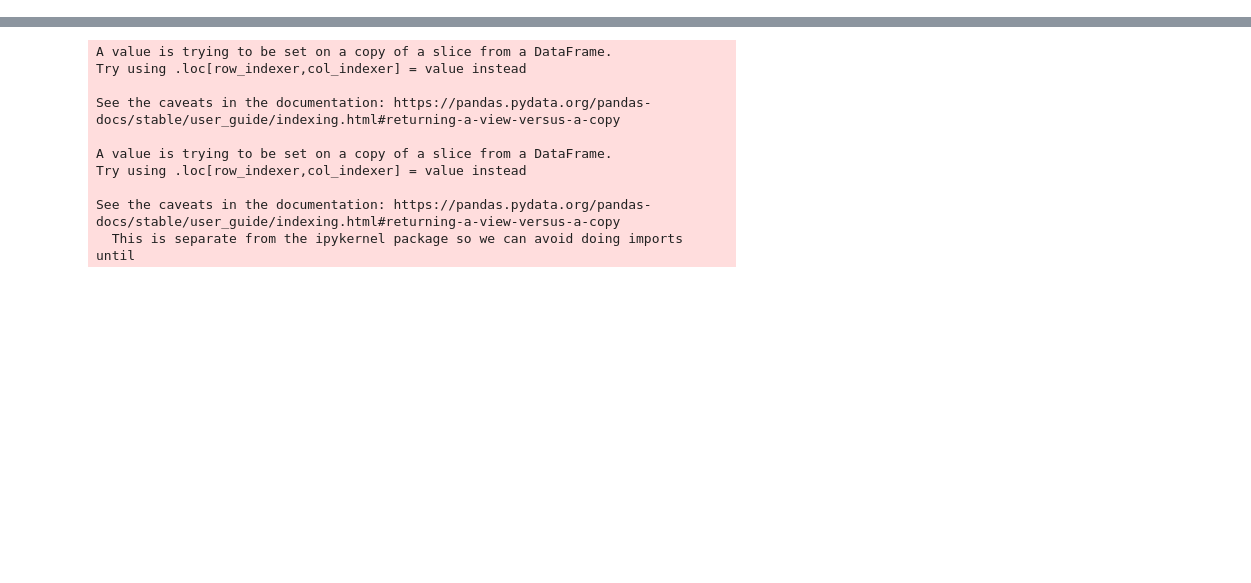
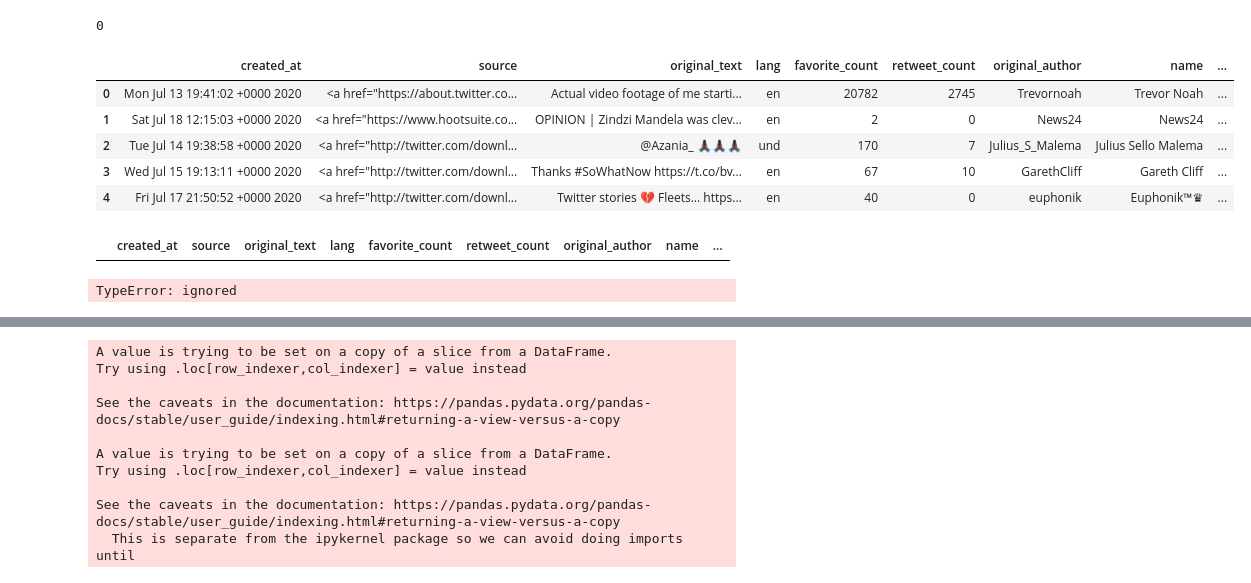
Before and after one commit to dmarinere/NikeCampaign, a Jupyter notebook: Nike_Campaign_Contd.ipynb, the cells around one changed output, grey strips where cells are left out. Saved outputs shown, nothing was run; the diff lists cells and outputs as text; code cells hidden in the pictures; blank space fills up the shorter version.

```diff
--- a/Nike_Campaign_Contd.ipynb
+++ b/Nike_Campaign_Contd.ipynb
@@ -24,8 +24,11 @@ import numpy as np
 import seaborn as sns
 sns.set()
 # %%
-df_infl = pd.read_csv("/content/drive/My Drive/Colab Notebooks/all_influencers_tweets.csv")
-df_gov = pd.read_csv("/content/drive/My Drive/Colab Notebooks/all_government_tweets.csv")
+df_infl = pd.read_csv("/content/drive/My Drive/Colab Notebooks/influencers_tweets.csv")
+df_gov = pd.read_csv("/content/drive/My Drive/Colab Notebooks/gov_tweets.csv")
+# %%
+#i converted some columns from object to int so we can work with them easily
+df_infl = df_infl.astype({'favorite_count': 'float', 'retweet_count': 'float','following': 'float' })
 # %%
 #i would start would creating a new dataframe that has no duplicate author so i could get some data
 df_new_infl= df_infl.drop_duplicates(subset ="original_author",)
@@ -36,7 +39,3 @@ df_new_infl.reset_index(drop=True, inplace=True)
 #i started with using the assumption that we made about less than 5 tweets
 df_infl = df_infl[df_infl['original_author'].map(df_infl['original_author'].value_counts()) > 5]
 df_gov = df_gov[df_gov['original_author'].map(df_gov['original_author'].value_counts()) > 5]
-# %%
-#i converted some columns from object to int so we can work with them easily
-df_new_infl = df_new_infl.astype({'favorite_count': 'int64', 'retweet_count': 'int64','following': 'int64' })
-df_infl = df_infl.astype({'favorite_count': 'int64', 'retweet_count': 'int64','following': 'int64' })
@@ -46,7 +42,26 @@ df_infl = df_infl[df_infl['followers'] > 10000]
+# %%
+df_infl['favorite_count'].isna().sum()
+# %% [output]
+0
+# %%
+df_new_infl.head()
+# %% [output]
+|  | created_at | source | original_text | lang | favorite_count | retweet_count | original_author | name | ... |
+| 0 | Mon Jul 13 19:41:02 +0000 2020 | <a href="https://about.twitter.co... | Actual video footage of me starti... | en | 20782 | 2745 | Trevornoah | Trevor Noah | ... |
+| 1 | Sat Jul 18 12:15:03 +0000 2020 | <a href="https://www.hootsuite.co... | OPINION | Zindzi Mandela was clev... | en | 2 | 0 | News24 | News24 | ... |
+| 2 | Tue Jul 14 19:38:58 +0000 2020 | <a href="http://twitter.com/downl... | @Azania_ 🙏🏿🙏🏿🙏🏿 | und | 170 | 7 | Julius_S_Malema | Julius Sello Malema | ... |
+| 3 | Wed Jul 15 19:13:11 +0000 2020 | <a href="http://twitter.com/downl... | Thanks #SoWhatNow https://t.co/bv... | en | 67 | 10 | GarethCliff | Gareth Cliff | ... |
+| 4 | Fri Jul 17 21:50:52 +0000 2020 | <a href="http://twitter.com/downl... | Twitter stories 💔 Fleets... https... | en | 40 | 0 | euphonik | Euphonik™♛ | ... |
+# %%
+df_infl[df_infl['favorite_count']=='CityofJoburgZA']
+# %% [output]
+|  | created_at | source | original_text | lang | favorite_count | retweet_count | original_author | name | ... |
 # %%
 # i would start with getting the reach score for all the influencers and leaders
 df_new_gov['reach'] = df_new_gov.apply(lambda x: x['followers'] - x['following'], axis=1)
 df_new_infl['reach'] = df_new_infl.apply(lambda x: x['followers'] - x['following'], axis=1)
+# %% [output]
+TypeError: ignored
 # %%
 df_new_gov
 # %% [output]
```
Also changed, not shown: parts of 1 cell of this notebook.
